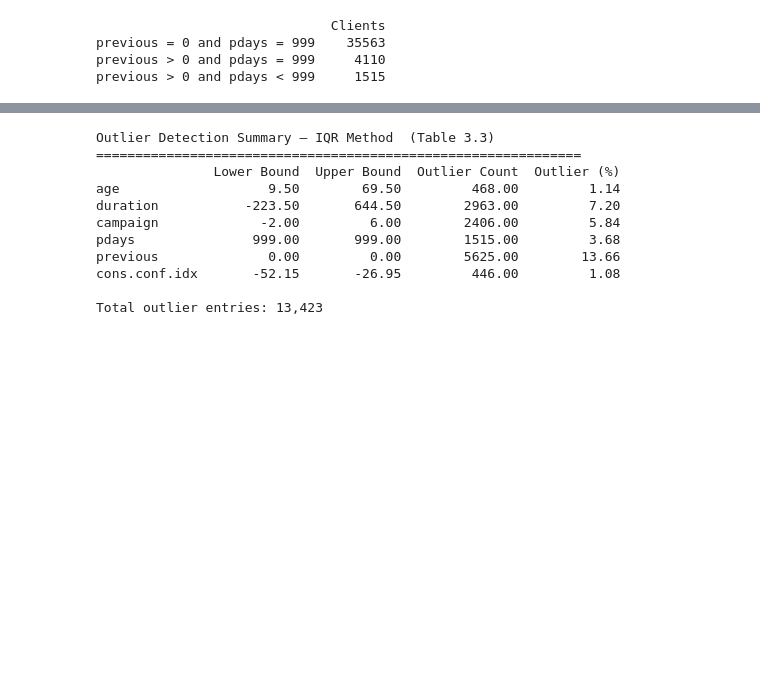
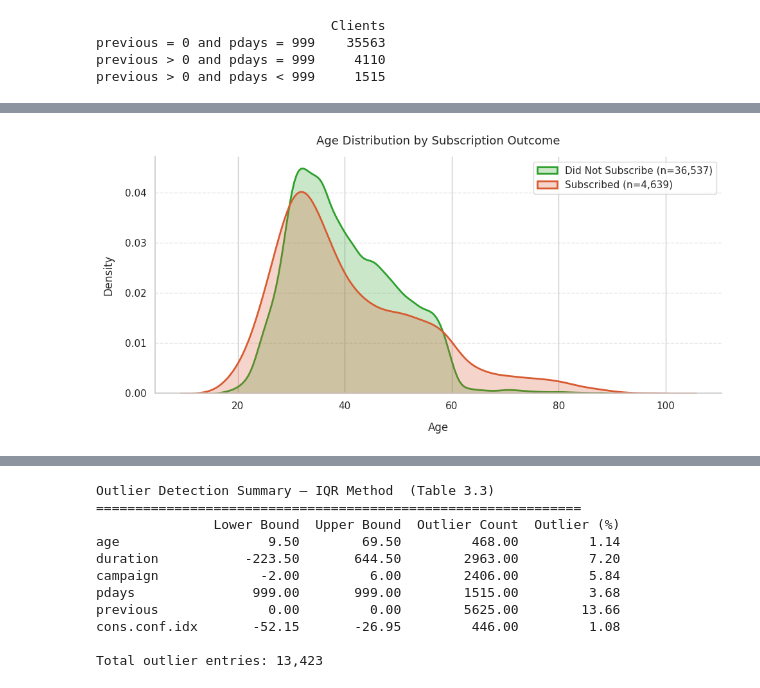
Before and after one commit to Nkengfack/Bank_marketing_ml_Classifications, a Jupyter notebook: bank_marketing_ML_perfomance.ipynb, the cells around one changed output, grey strips where cells are left out. Cells and saved outputs as stored; diff of their text form; code cells hidden in the pictures; blank space fills up the shorter version.

```diff
--- a/bank_marketing_ML_perfomance.ipynb
+++ b/bank_marketing_ML_perfomance.ipynb
@@ -471,22 +198,0 @@ A KDE plot with both classes overlaid shows whether the age distribution differs
-# %%
-fig, ax = plt.subplots(figsize=(10, 5))
-
-for outcome, colour, label in [
-    ('no',  COLOUR_NO,  f'Did Not Subscribe  (n={counts["no"]:,})'),
-    ('yes', COLOUR_YES, f'Subscribed         (n={counts["yes"]:,})')
-]:
-    subset = marketing[marketing[TARGET] == outcome]['age']
-    sns.kdeplot(subset, ax=ax, color=colour, label=label, linewidth=2., fill=True, alpha=0.25)
-
-plt.title('Age Distribution by Subscription Outcome', pad=14, fontsize=13)
-plt.xlabel('Age', labelpad=12)
-plt.ylabel('Density', labelpad=12)
-plt.legend(fontsize=11)
-sns.despine(top=True, right=True)
-plt.grid(axis='y', linestyle='--', alpha=0.5)
-plt.tight_layout()
-
-plt.savefig('fig_age_by_subscription.png', dpi=300)
-plt.show()
-
-print('\n')
@@ -516,0 +436,22 @@ The IQR method is used rather than z-score because several features are heavily
+# %%
+fig, ax = plt.subplots(figsize=(10, 5))
+
+for outcome, colour, label in [
+    ('no',  COLOUR_NO,  f'Did Not Subscribe (n={counts["no"]:,})'),
+    ('yes', COLOUR_YES, f'Subscribed (n={counts["yes"]:,})')
+]:
+    subset = marketing[marketing[TARGET] == outcome]['age']
+    sns.kdeplot(subset, ax=ax, color=colour, label=label,
+                linewidth=2, fill=True, alpha=0.25)
+
+plt.title('Age Distribution by Subscription Outcome', pad=14, fontsize=13)
+plt.xlabel('Age', labelpad=12)
+plt.ylabel('Density', labelpad=12)
+plt.legend(fontsize=11)
+sns.despine(top=True, right=True)
+plt.grid(axis='y', linestyle='--', alpha=0.5)
+plt.tight_layout()
+plt.savefig('fig_age_by_subscription.png', dpi=300)
+plt.show()
+# %% [output]
+[figure, added]
```
Also changed, not shown: parts of 40 cells of this notebook.
